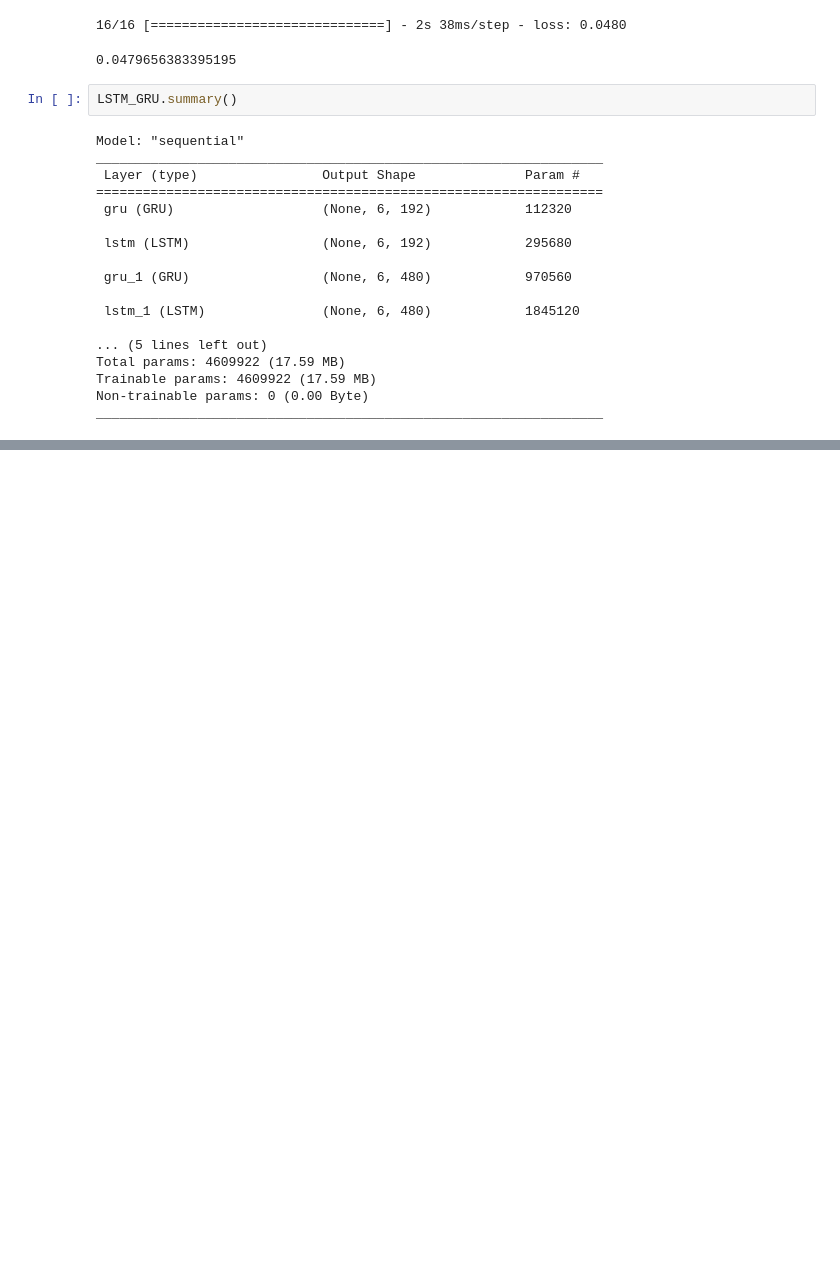
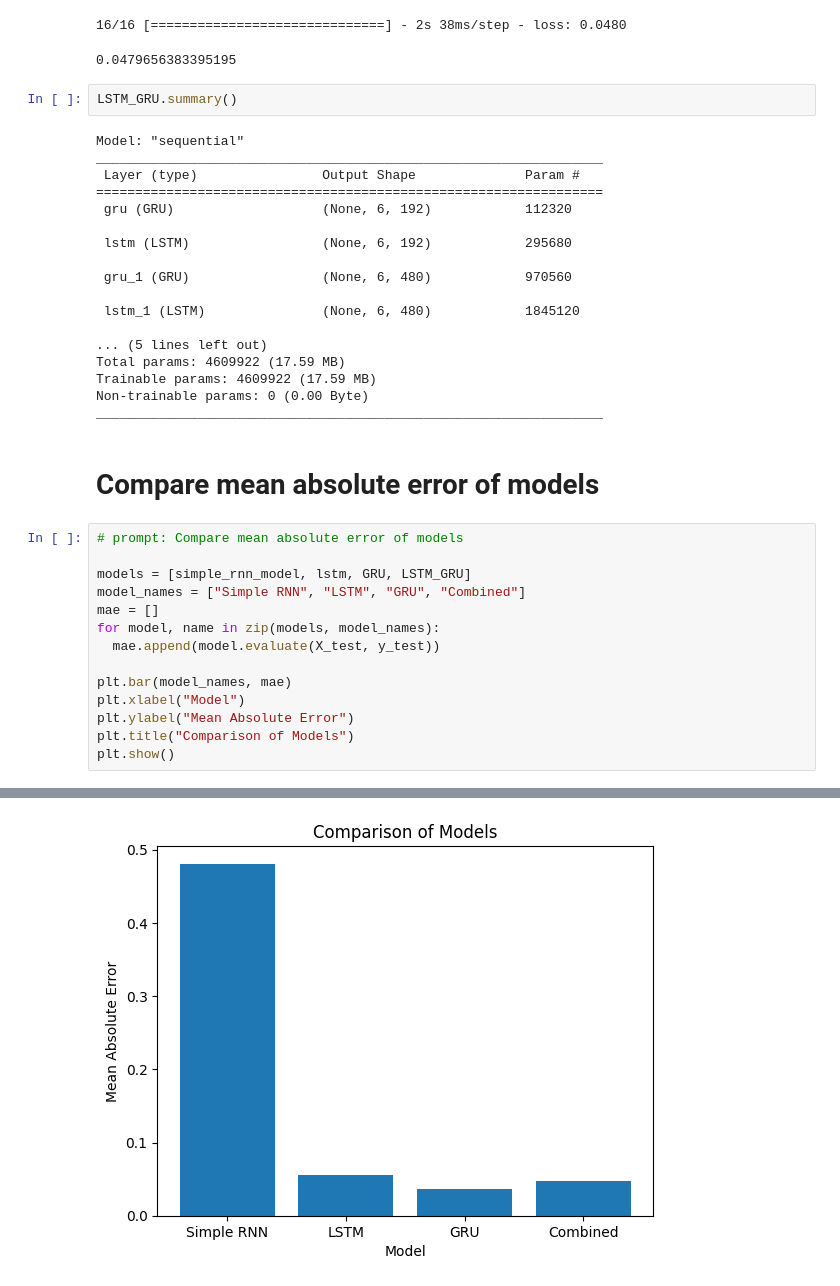
Before and after one commit to Emsh1379/Stock_prediction, a Jupyter notebook: Stock_prediction.ipynb, the cells around one changed output, grey strips where cells are left out. Saved outputs shown, nothing was run; the diff lists cells and outputs as text; blank space fills up the shorter version.

```diff
--- a/Stock_prediction.ipynb
+++ b/Stock_prediction.ipynb
@@ -464,3 +464,20 @@ Total params: 4609922 (17.59 MB)
 Trainable params: 4609922 (17.59 MB)
 Non-trainable params: 0 (0.00 Byte)
 _________________________________________________________________
+# %% [markdown]
+# Compare mean absolute error of models
+# %%
+# prompt: Compare mean absolute error of models
+
+models = [simple_rnn_model, lstm, GRU, LSTM_GRU]
+model_names = ["Simple RNN", "LSTM", "GRU", "Combined"]
+mae = []
+for model, name in zip(models, model_names):
+  mae.append(model.evaluate(X_test, y_test))
+
+plt.bar(model_names, mae)
+plt.xlabel("Model")
+plt.ylabel("Mean Absolute Error")
+plt.title("Comparison of Models")
+plt.show()
+# %% [output]
@@ -466,0 +488 @@ _________________________________________________________________
+[figure, added]
```
Also changed, not shown: parts of 5 cells of this notebook.
